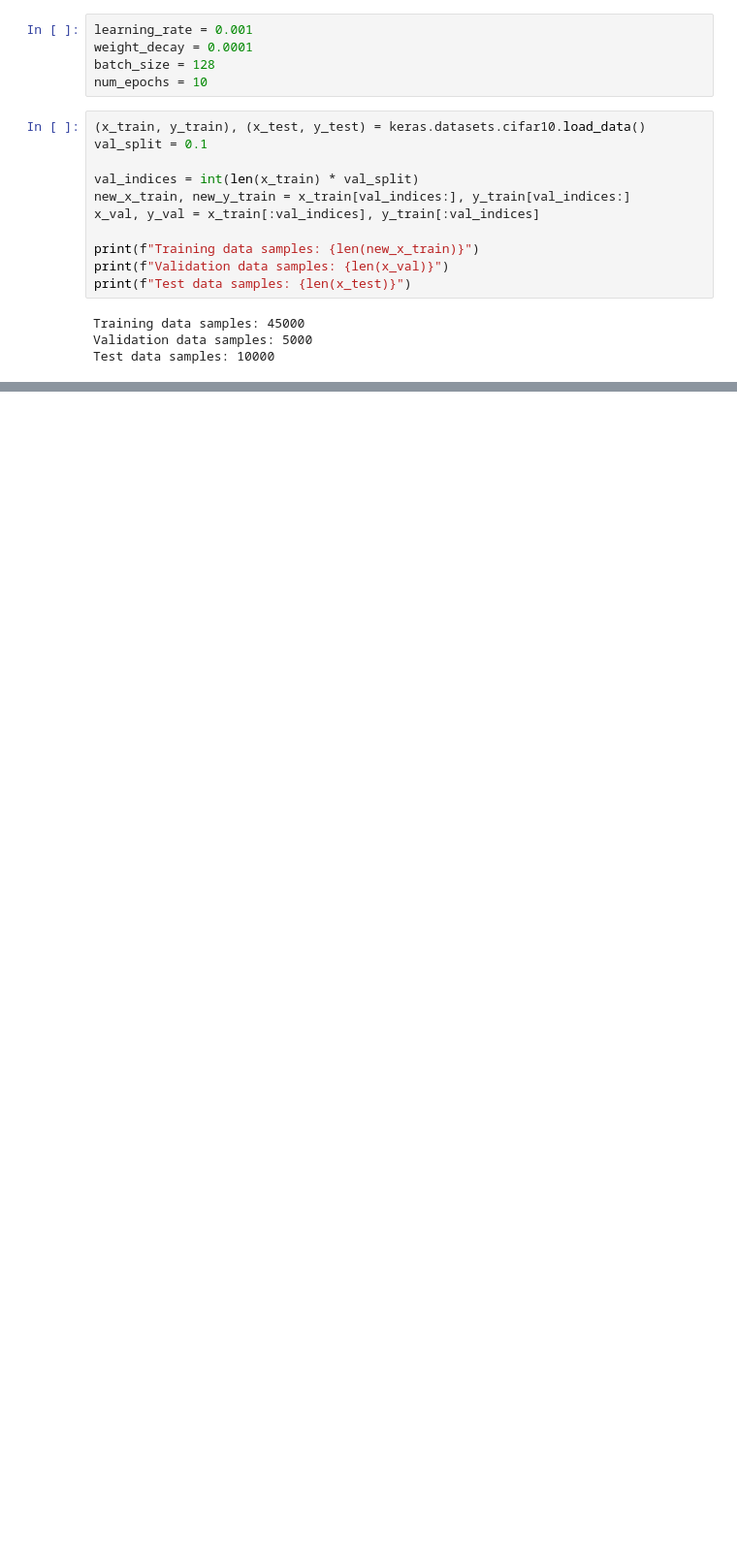
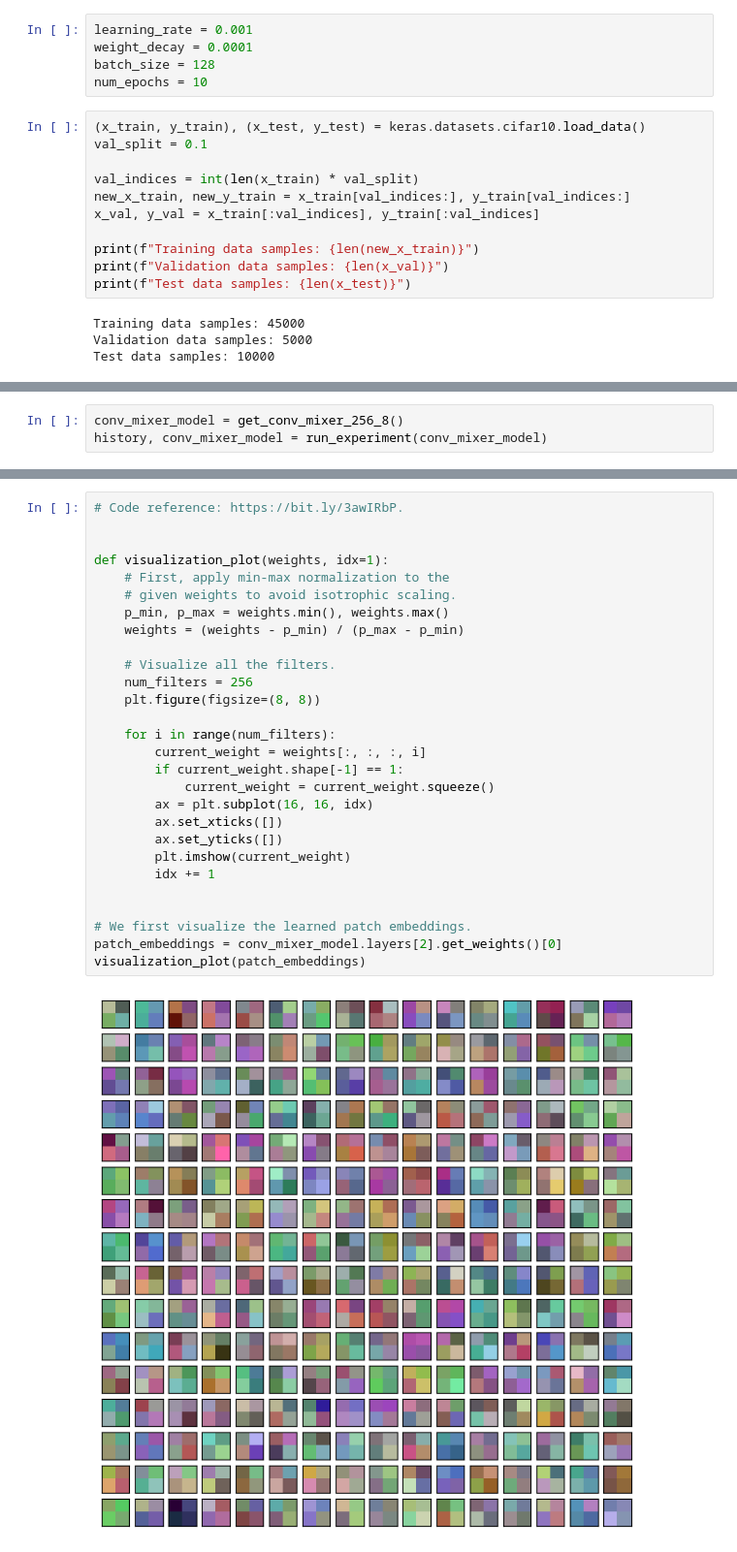
Before and after one commit to bigyobogyo-git/Guide-to-install-CUDA-12.3-cuDNN-8.9.7-Tensorflow2-Jupyter-Notebook, a Jupyter notebook: Image_classification_with_ConvMixer.ipynb, the cells around one changed output, grey strips where cells are left out. Shown at 97% size. Saved outputs shown, nothing was run; the diff lists cells and outputs as text; blank space fills up the shorter version.

```diff
--- a/Image_classification_with_ConvMixer.ipynb
+++ b/Image_classification_with_ConvMixer.ipynb
@@ -69,0 +146,3 @@ test_dataset = make_datasets(x_test, y_test)
+# %%
+conv_mixer_model = get_conv_mixer_256_8()
+history, conv_mixer_model = run_experiment(conv_mixer_model)
@@ -69,0 +174,30 @@ test_dataset = make_datasets(x_test, y_test)
+# %%
+# Code reference: https://bit.ly/3awIRbP.
+
+
+def visualization_plot(weights, idx=1):
+    # First, apply min-max normalization to the
+    # given weights to avoid isotrophic scaling.
+    p_min, p_max = weights.min(), weights.max()
+    weights = (weights - p_min) / (p_max - p_min)
+
+    # Visualize all the filters.
+    num_filters = 256
+    plt.figure(figsize=(8, 8))
+
+    for i in range(num_filters):
+        current_weight = weights[:, :, :, i]
+        if current_weight.shape[-1] == 1:
+            current_weight = current_weight.squeeze()
+        ax = plt.subplot(16, 16, idx)
+        ax.set_xticks([])
+        ax.set_yticks([])
+        plt.imshow(current_weight)
+        idx += 1
+
+
+# We first visualize the learned patch embeddings.
+patch_embeddings = conv_mixer_model.layers[2].get_weights()[0]
+visualization_plot(patch_embeddings)
+# %% [output]
+[figure, added]
```
Also changed, not shown: parts of 6 cells of this notebook.
